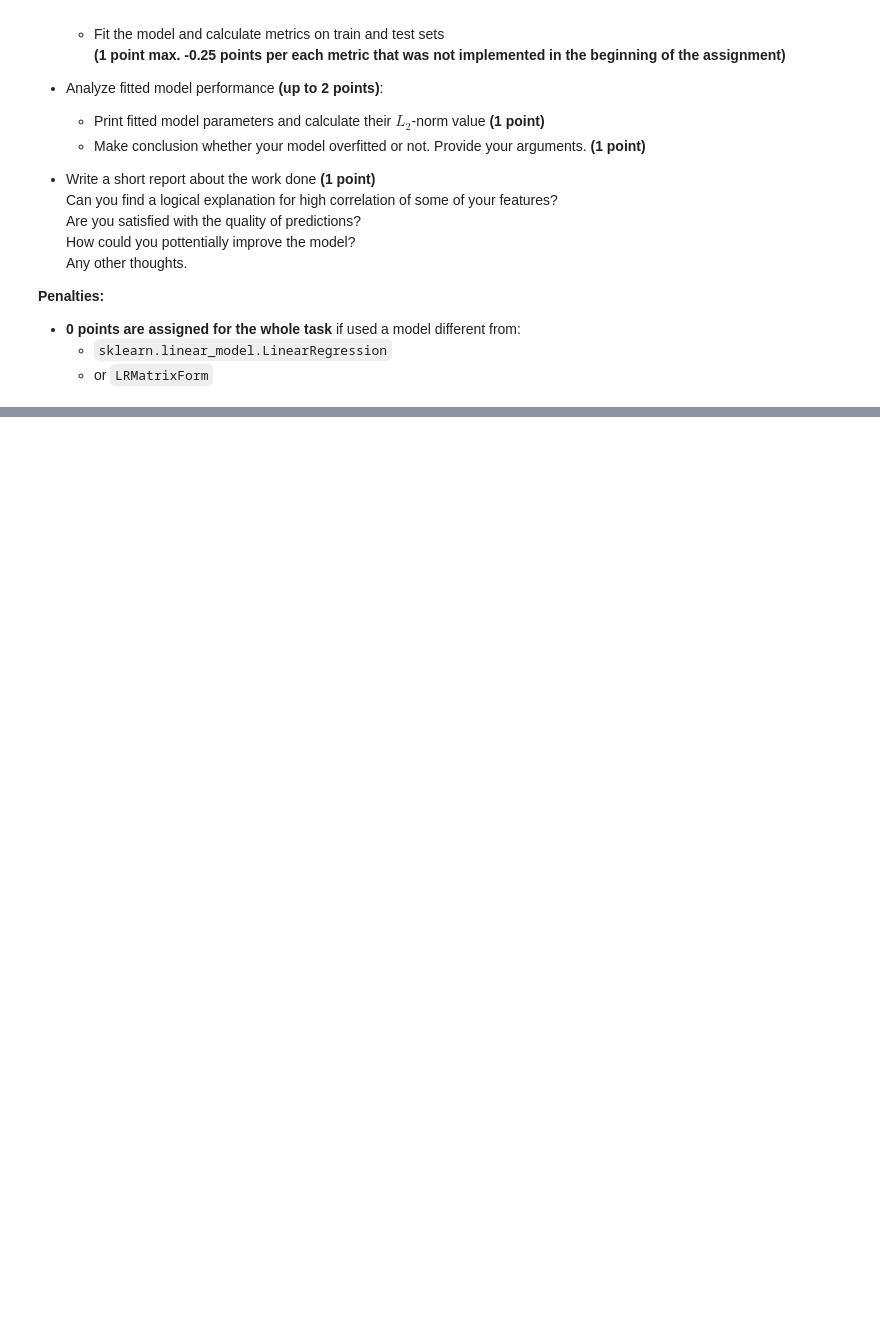
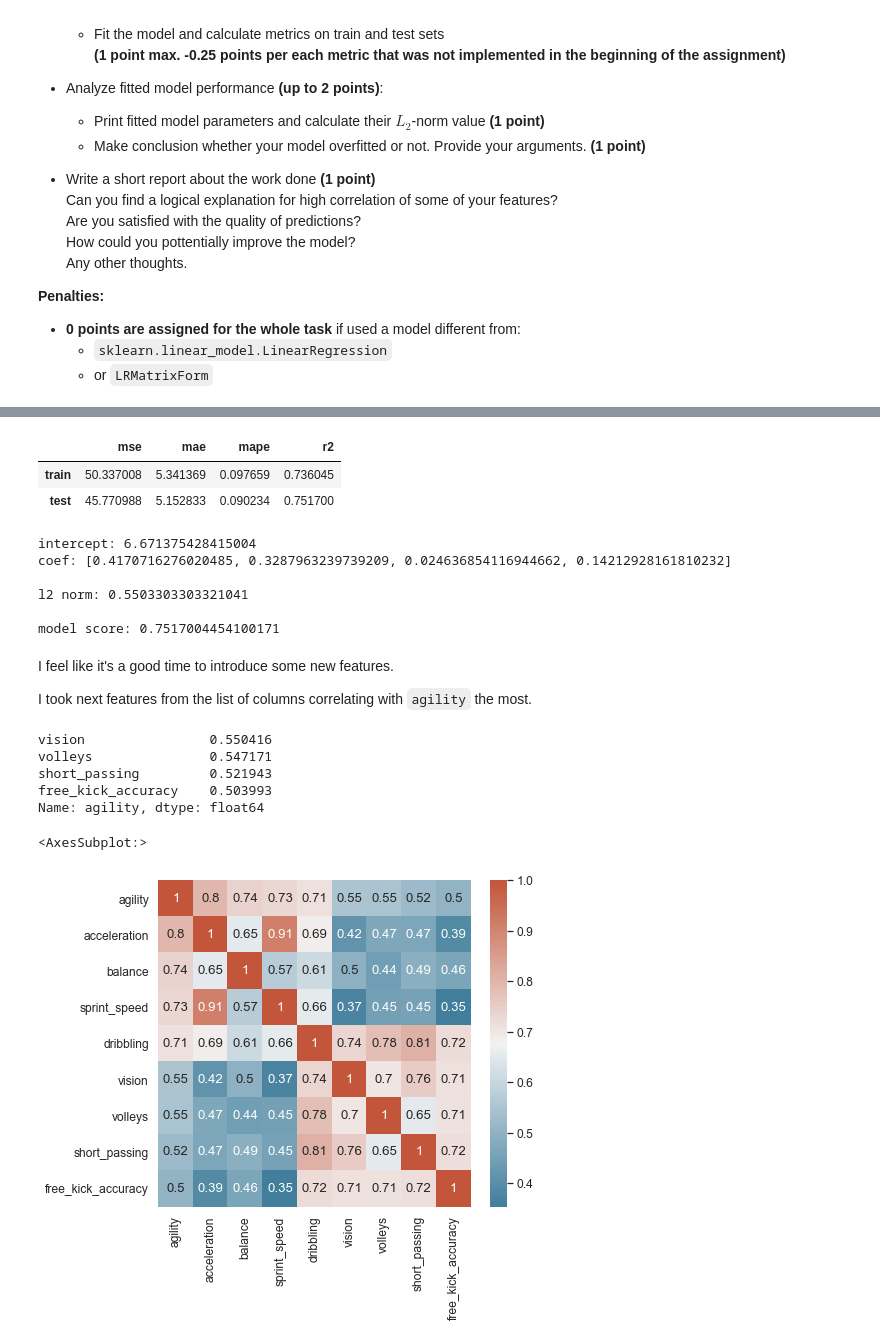
Before and after one commit to masha-mcr/ml-intro-linear-regression, a Jupyter notebook: linear_regression.ipynb, the cells around one changed output, grey strips where cells are left out. Drawn from its saved outputs; the diff is of its cells as text; code cells hidden in the pictures; blank space fills up the shorter version.

```diff
--- a/linear_regression.ipynb
+++ b/linear_regression.ipynb
@@ -1588,0 +1837,37 @@ Steps you need to follow:
+# %%
+model = LinearRegression(fit_intercept=True)
+fit_and_evaluate(model, x_train, y_train, x_test, y_test)
+# %% [output]
+|  | mse | mae | mape | r2 |
+| train | 50.337008 | 5.341369 | 0.097659 | 0.736045 |
+| test | 45.770988 | 5.152833 | 0.090234 | 0.751700 |
+# %%
+model_info(model)
+# %% [output]
+intercept: 6.671375428415004
+coef: [0.4170716276020485, 0.3287963239739209, 0.024636854116944662, 0.14212928161810232]
+
+l2 norm: 0.5503303303321041
+
+model score: 0.7517004454100171
+# %% [markdown]
+I feel like it's a good time to introduce some new features.
+
+I took next features from the list of columns correlating with `agility` the most.
+# %%
+agility_corr[10:14]
+# %% [output]
+vision                0.550416
+volleys               0.547171
+short_passing         0.521943
+free_kick_accuracy    0.503993
+Name: agility, dtype: float64
+# %%
+feature_set9 = feature_set8.copy() + ['vision','volleys', 'short_passing', 'free_kick_accuracy']
+x_train, y_train, x_test, y_test = get_train_test_data(feature_set9, target='agility')
+
+cols = ['agility'] + feature_set9
+sns.heatmap(df[cols].corr(),cmap=cmap, annot=True)
+# %% [output]
+<AxesSubplot:>
+[figure, added]
```
Also changed, not shown: parts of 65 cells of this notebook.
